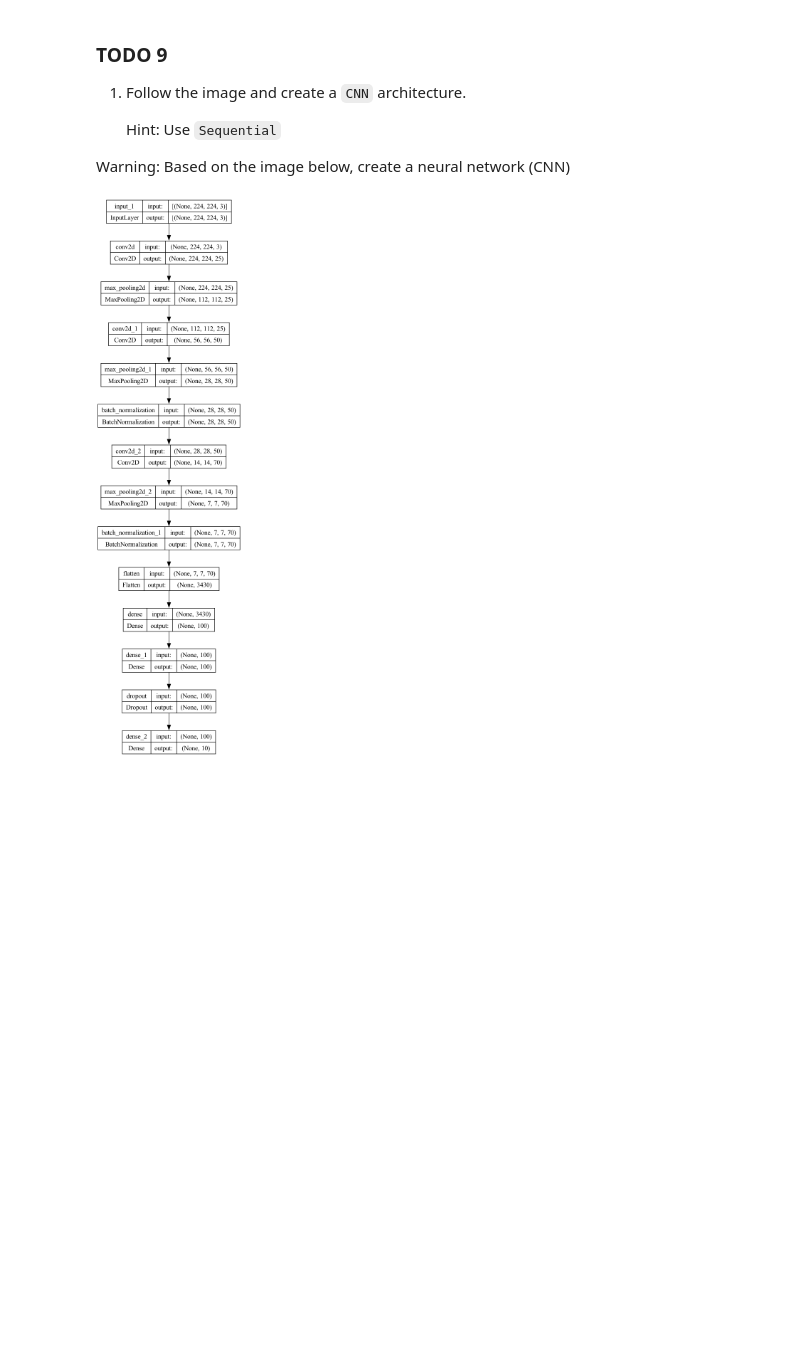
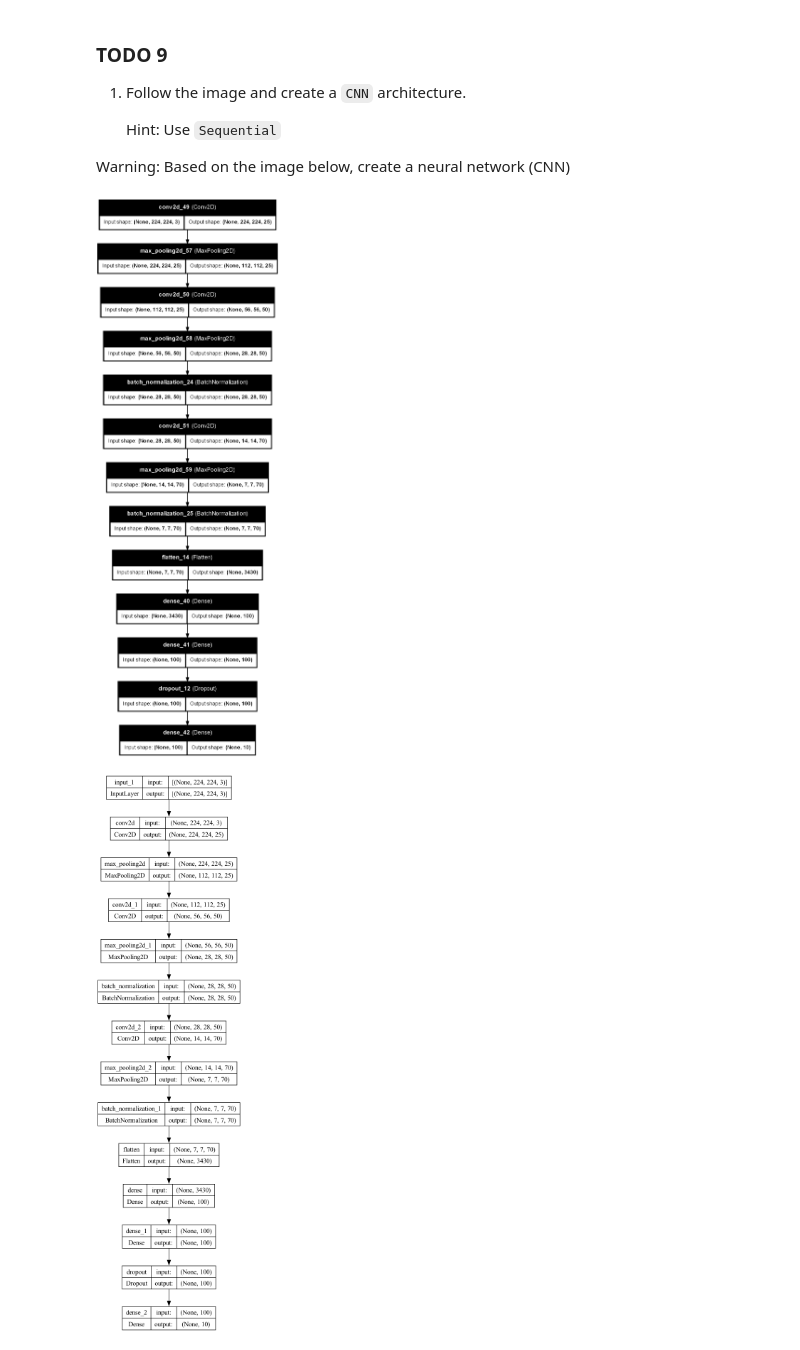
Before and after one commit to Abeoseh/deep_learning, a Jupyter notebook: labs/lab4/Lab4_CNN_SV.ipynb, the cells around one changed output. Saved outputs shown, nothing was run; the diff lists cells and outputs as text; code cells hidden in the pictures; blank space fills up the shorter version.

```diff
--- a/labs/lab4/Lab4_CNN_SV.ipynb
+++ b/labs/lab4/Lab4_CNN_SV.ipynb
@@ -733,4 +732,49 @@ Found 3925 images belonging to 10 classes.
     Hint: Use `Sequential`
 
 Warning: Based on the image below, create a neural network (CNN)
+# %%
+# Build your model in the next cell
+class CNN(keras.Model):
+    """Combines the normalizer and other layers."""
+
+    def __init__(self):
+        super().__init__()
+        # self.normalizer = Normalizer(x_train)
+        # self.DenseLayers = NetworkLayers(n_hidden, n_output, dropout)
+
+        self.CNN_model = keras.Sequential(
+            [
+            keras.layers.InputLayer(shape = (224,224,3)),
+
+            keras.layers.Conv2D(25, kernel_size = (1,1), activation = "relu", input_shape = (32,32, 3)),
+            layers.MaxPool2D(pool_size=(2,2)),
+
+            keras.layers.Conv2D(50, kernel_size = (57,57), activation = "relu"),
+            layers.MaxPool2D(pool_size=(2,2)),
+
+            keras.layers.BatchNormalization(),
+
+            keras.layers.Conv2D(70, kernel_size = (15,15), activation = "relu"),
+            layers.MaxPool2D(pool_size=(2,2)),
+
+            keras.layers.BatchNormalization(),
+
+            keras.layers.Flatten(),
+
+            layers.Dense(100, activation = "relu"),
+            layers.Dense(100),
+
+            keras.layers.Dropout(0.2, noise_shape=None, seed=None),
+
+            layers.Dense(10),
+            ])
+        # self.CNN_model.summary()
+
+    def call(self, inputs):
+        return self.CNN_model(inputs)
+# %%
+model = CNN()
+plot_model(model.CNN_model, show_shapes=True, show_layer_names=True)
+# %% [output]
+[figure, added]
 # %%
```
Also changed, not shown: parts of 10 cells of this notebook, 2 other files.
